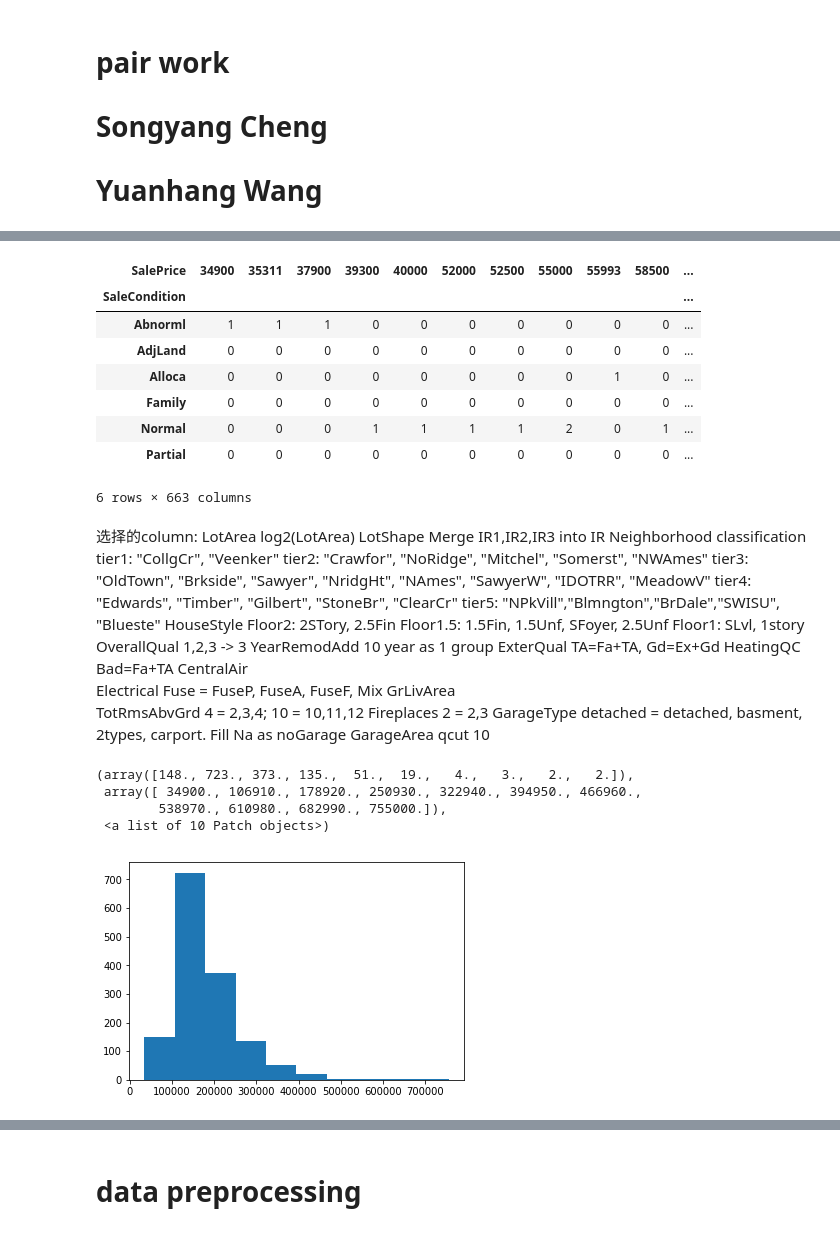
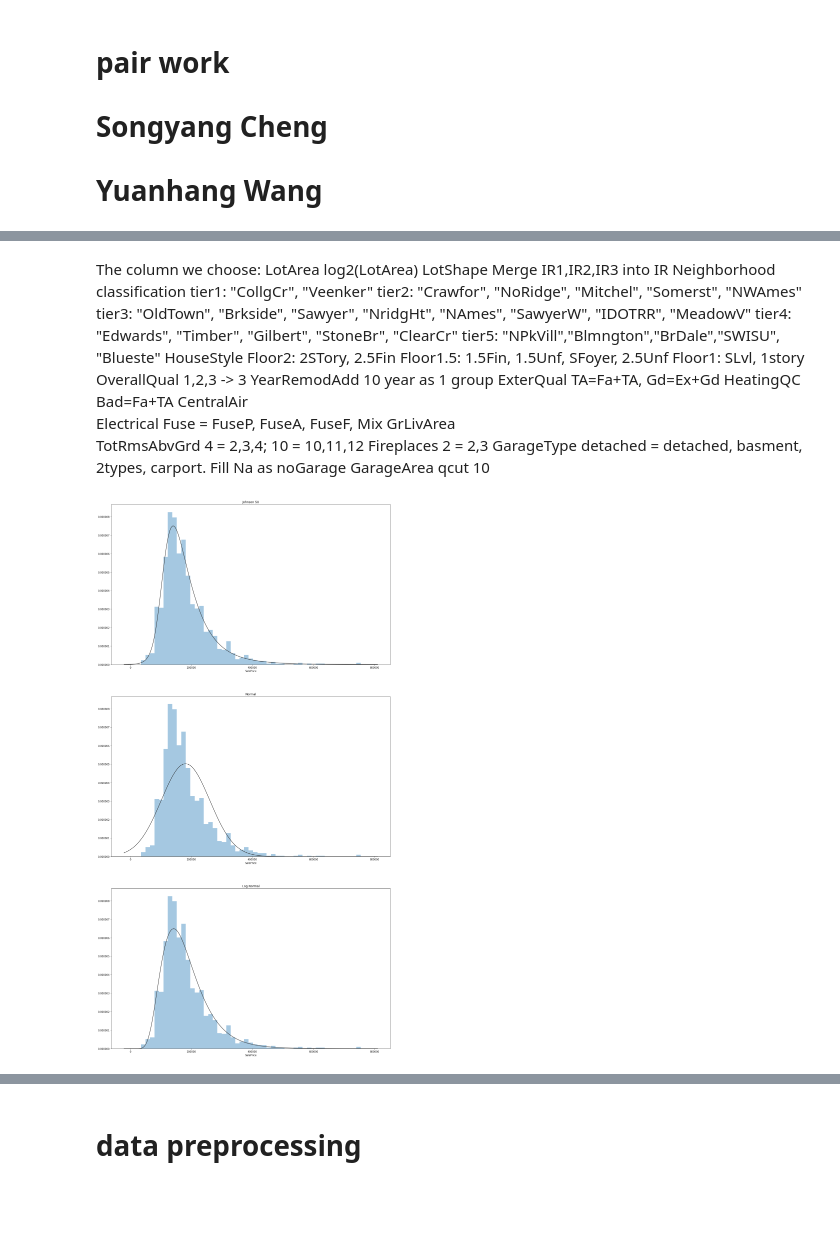
Before and after one commit to csy99/Kaggle, a Jupyter notebook: House Price.ipynb, the cells around one changed output, grey strips where cells are left out. Drawn from its saved outputs; the diff is of its cells as text; code cells hidden in the pictures; blank space fills up the shorter version.

Commit message:
update the House Price algorithm

```diff
--- a/House Price.ipynb
+++ b/House Price.ipynb
@@ -28,20 +34,8 @@ SaleType            0
 SaleCondition       0
 SalePrice           0
 Length: 81, dtype: int64
-# %%
-pd.crosstab(train_df['SaleCondition'],train_df['SalePrice'])
-# %% [output]
-| SalePrice | 34900 | 35311 | 37900 | 39300 | 40000 | 52000 | 52500 | 55000 | 55993 | 58500 | ... |
-| SaleCondition |  |  |  |  |  |  |  |  |  |  | ... |
-| Abnorml | 1 | 1 | 1 | 0 | 0 | 0 | 0 | 0 | 0 | 0 | ... |
-| AdjLand | 0 | 0 | 0 | 0 | 0 | 0 | 0 | 0 | 0 | 0 | ... |
-| Alloca | 0 | 0 | 0 | 0 | 0 | 0 | 0 | 0 | 1 | 0 | ... |
-| Family | 0 | 0 | 0 | 0 | 0 | 0 | 0 | 0 | 0 | 0 | ... |
-| Normal | 0 | 0 | 0 | 1 | 1 | 1 | 1 | 2 | 0 | 1 | ... |
-| Partial | 0 | 0 | 0 | 0 | 0 | 0 | 0 | 0 | 0 | 0 | ... |
-6 rows × 663 columns
 # %% [markdown]
-选择的column:
+The column we choose:
 LotArea  log2(LotArea)
 LotShape Merge IR1,IR2,IR3 into IR
 Neighborhood classification
@@ -65,10 +59,6 @@ Fireplaces   2 = 2,3
 GarageType   detached = detached, basment, 2types, carport. Fill Na as noGarage
 GarageArea   qcut 10
 # %%
-plt.hist(train_df.SalePrice)
+check_dist(train_df['SalePrice'])
 # %% [output]
-(array([148., 723., 373., 135.,  51.,  19.,   4.,   3.,   2.,   2.]),
- array([ 34900., 106910., 178920., 250930., 322940., 394950., 466960.,
-        538970., 610980., 682990., 755000.]),
- <a list of 10 Patch objects>)
-[figure, old version]
+[figure, new version]
```
Also changed, not shown: parts of 71 cells of this notebook.
